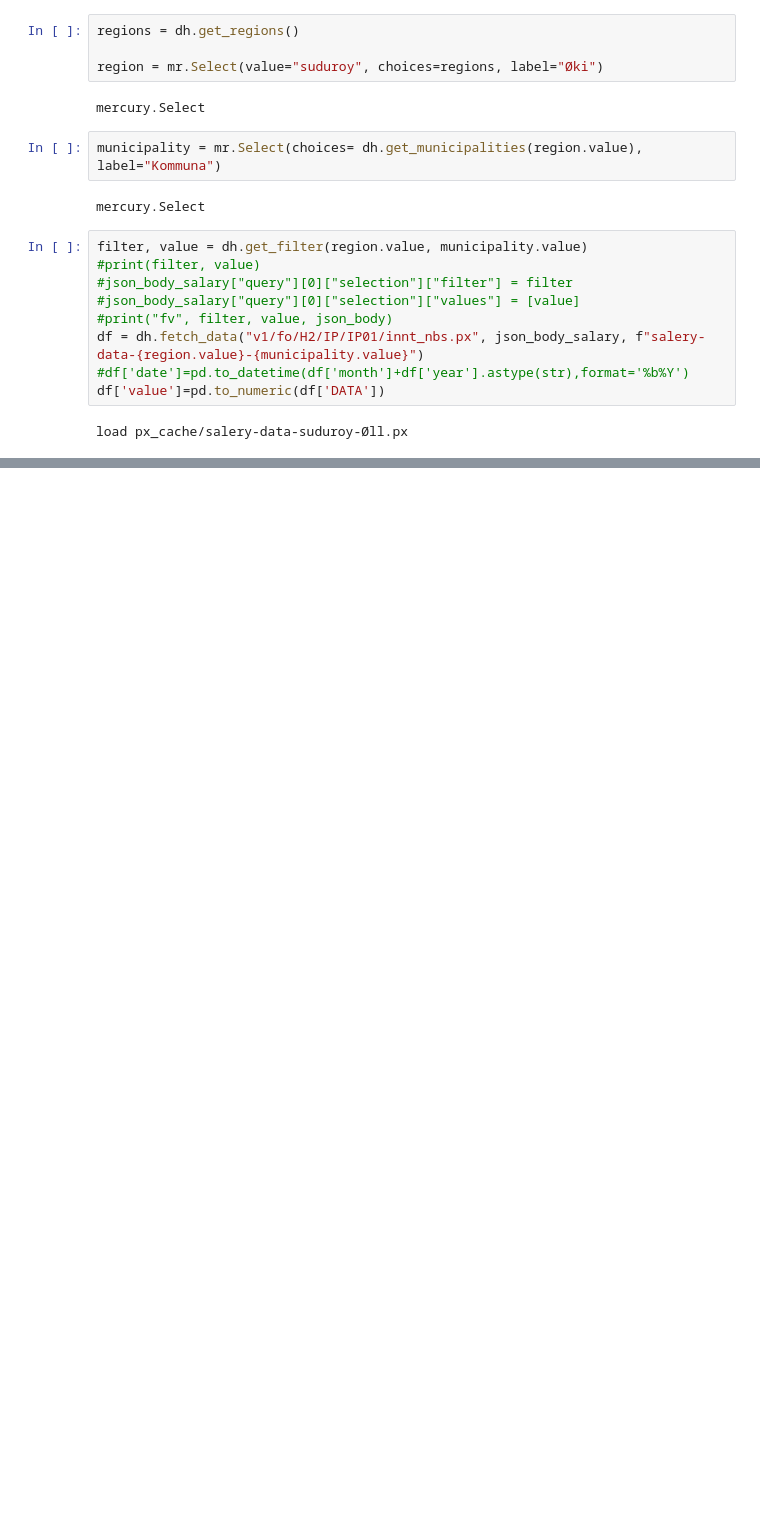
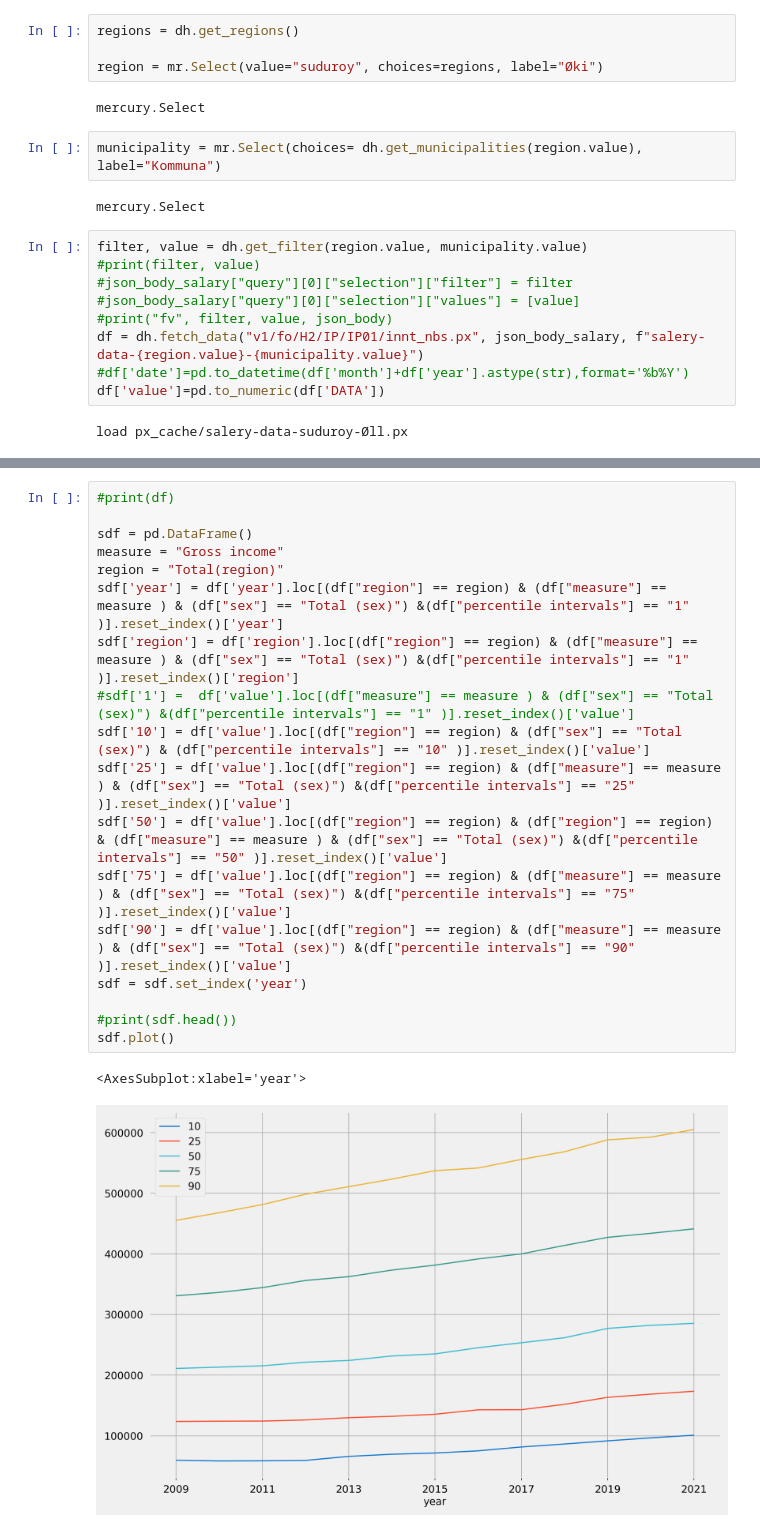
Before and after one commit to wentzlau/hagtol, a Jupyter notebook: fo_area_hagtol/fo_area_hagtol_salary.ipynb, the cells around one changed output, grey strips where cells are left out. Saved outputs shown, nothing was run; the diff lists cells and outputs as text; blank space fills up the shorter version.

```diff
--- a/fo_area_hagtol/fo_area_hagtol_salary.ipynb
+++ b/fo_area_hagtol/fo_area_hagtol_salary.ipynb
@@ -212,0 +227,21 @@ ValueError: Axis limits cannot be NaN or Inf
+# %%
+#print(df)
+
+sdf = pd.DataFrame()
+measure = "Gross income"
+region = "Total(region)"
+sdf['year'] = df['year'].loc[(df["region"] == region) & (df["measure"] == measure ) & (df["sex"] == "Total (sex)") &(df["percentile intervals"] == "1" )].reset_index()['year']
+sdf['region'] = df['region'].loc[(df["region"] == region) & (df["measure"] == measure ) & (df["sex"] == "Total (sex)") &(df["percentile intervals"] == "1" )].reset_index()['region']
+#sdf['1'] =  df['value'].loc[(df["measure"] == measure ) & (df["sex"] == "Total (sex)") &(df["percentile intervals"] == "1" )].reset_index()['value']
+sdf['10'] = df['value'].loc[(df["region"] == region) & (df["sex"] == "Total (sex)") & (df["percentile intervals"] == "10" )].reset_index()['value']
+sdf['25'] = df['value'].loc[(df["region"] == region) & (df["measure"] == measure ) & (df["sex"] == "Total (sex)") &(df["percentile intervals"] == "25" )].reset_index()['value']
+sdf['50'] = df['value'].loc[(df["region"] == region) & (df["region"] == region) & (df["measure"] == measure ) & (df["sex"] == "Total (sex)") &(df["percentile intervals"] == "50" )].reset_index()['value']
+sdf['75'] = df['value'].loc[(df["region"] == region) & (df["measure"] == measure ) & (df["sex"] == "Total (sex)") &(df["percentile intervals"] == "75" )].reset_index()['value']
+sdf['90'] = df['value'].loc[(df["region"] == region) & (df["measure"] == measure ) & (df["sex"] == "Total (sex)") &(df["percentile intervals"] == "90" )].reset_index()['value']
+sdf = sdf.set_index('year')
+
+#print(sdf.head())
+sdf.plot()
+# %% [output]
+<AxesSubplot:xlabel='year'>
+[figure, added]
```
Also changed, not shown: parts of 4 cells of this notebook, 4 other files.
